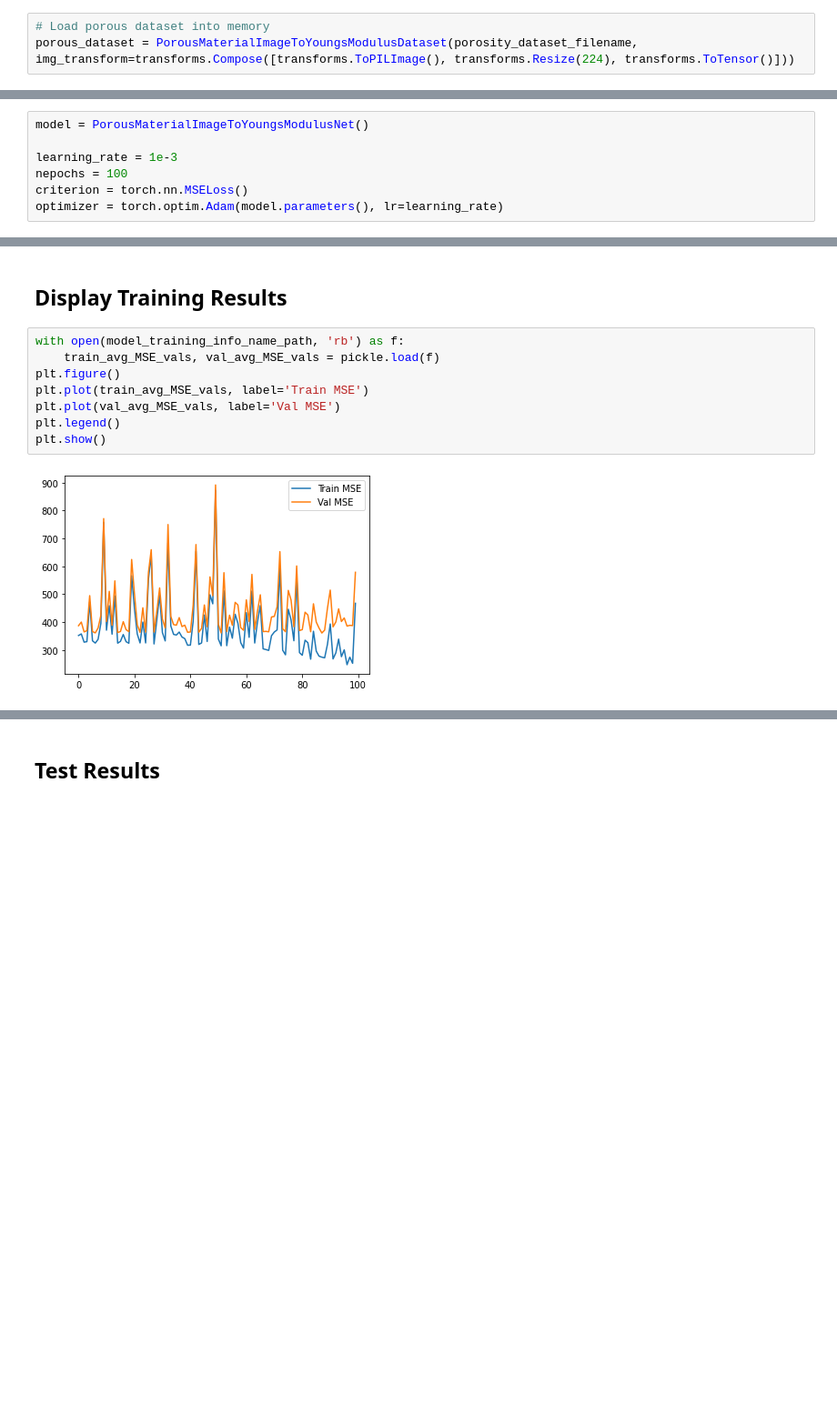
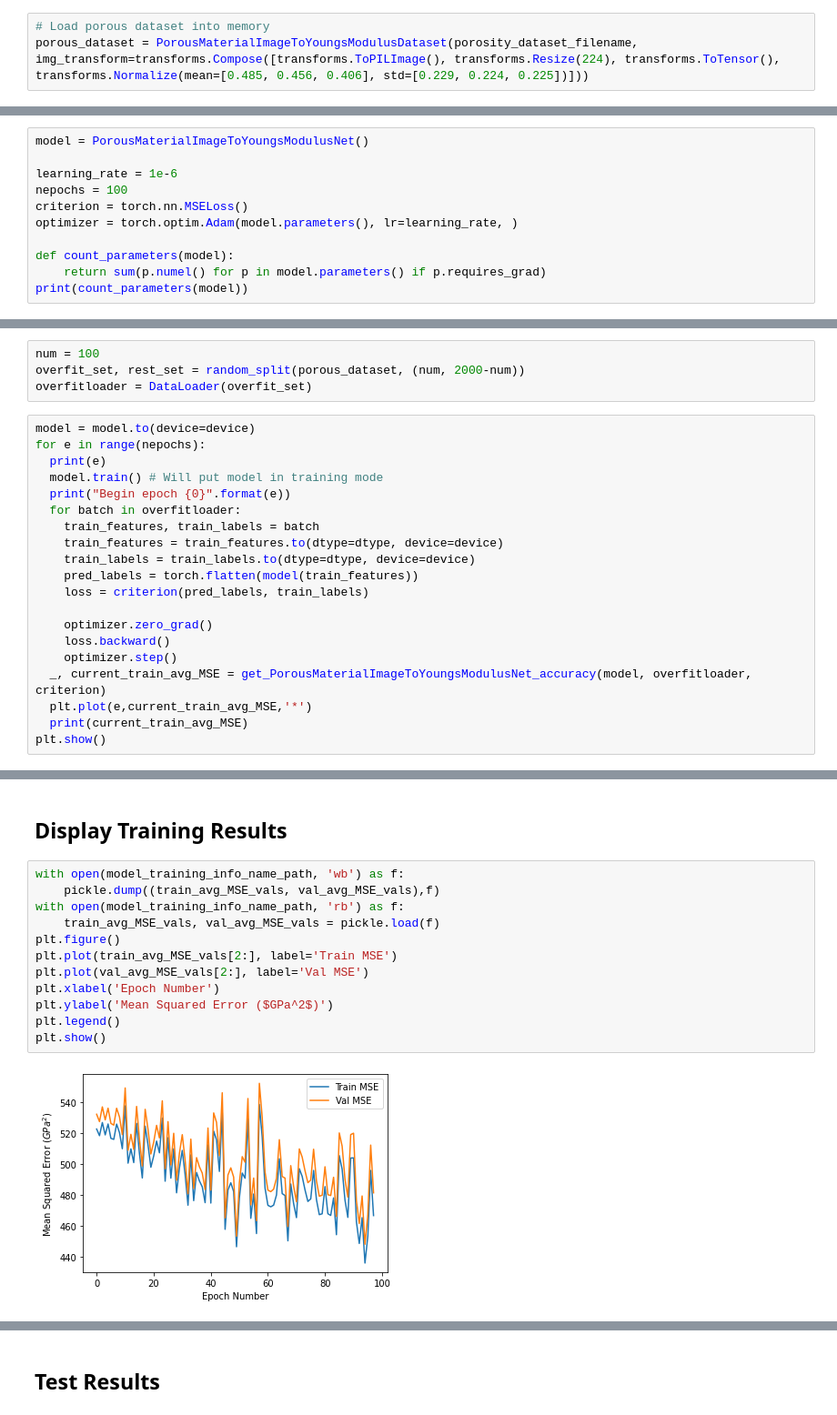
Before and after one commit to dalbyryan3/cs-6955-deep-learning-final-project, a Jupyter notebook: PorousMaterialImageToYoungsModulusNet.ipynb, the cells around one changed output, grey strips where cells are left out. Shown at 91% size. Cells and saved outputs as stored; diff of their text form; blank space fills up the shorter version.

```diff
--- a/PorousMaterialImageToYoungsModulusNet.ipynb
+++ b/PorousMaterialImageToYoungsModulusNet.ipynb
@@ -164,7 +164,7 @@ class PorousMaterialImageToYoungsModulusDataset(Dataset):
         return image, label
 # %%
 # Load porous dataset into memory
-porous_dataset = PorousMaterialImageToYoungsModulusDataset(porosity_dataset_filename, img_transform=transforms.Compose([transforms.ToPILImage(), transforms.Resize(224), transforms.ToTensor()]))
+porous_dataset = PorousMaterialImageToYoungsModulusDataset(porosity_dataset_filename, img_transform=transforms.Compose([transforms.ToPILImage(), transforms.Resize(224), transforms.ToTensor(), transforms.Normalize(mean=[0.485, 0.456, 0.406], std=[0.229, 0.224, 0.225])]))
 # %%
 # Split into train and test
 test_prop = 0.2
@@ -255,7 +280,11 @@ def get_PorousMaterialImageToYoungsModulusNet_accuracy(model, evaluation_dataloa
 # %%
 model = PorousMaterialImageToYoungsModulusNet()
 
-learning_rate = 1e-3
+learning_rate = 1e-6
 nepochs = 100
 criterion = torch.nn.MSELoss()
-optimizer = torch.optim.Adam(model.parameters(), lr=learning_rate)
+optimizer = torch.optim.Adam(model.parameters(), lr=learning_rate, )
+
+def count_parameters(model):
+    return sum(p.numel() for p in model.parameters() if p.requires_grad)
+print(count_parameters(model))
@@ -261,0 +293,24 @@ optimizer = torch.optim.Adam(model.parameters(), lr=learning_rate)
+# %%
+num = 100
+overfit_set, rest_set = random_split(porous_dataset, (num, 2000-num))
+overfitloader = DataLoader(overfit_set)
+# %%
+model = model.to(device=device)
+for e in range(nepochs):
+  print(e)
+  model.train() # Will put model in training mode
+  print("Begin epoch {0}".format(e))
+  for batch in overfitloader:
+    train_features, train_labels = batch
+    train_features = train_features.to(dtype=dtype, device=device)
+    train_labels = train_labels.to(dtype=dtype, device=device)
+    pred_labels = torch.flatten(model(train_features))
+    loss = criterion(pred_labels, train_labels)
+
+    optimizer.zero_grad()
+    loss.backward()
+    optimizer.step()
+  _, current_train_avg_MSE = get_PorousMaterialImageToYoungsModulusNet_accuracy(model, overfitloader, criterion)
+  plt.plot(e,current_train_avg_MSE,'*')
+  print(current_train_avg_MSE)
+plt.show()
@@ -320,15 +396,19 @@ Epoch 99: train avg MSE=467.1359298706055, val avg MSE=578.3210547704512
 # %% [markdown]
 ## Display Training Results
 # %%
+with open(model_training_info_name_path, 'wb') as f:
+    pickle.dump((train_avg_MSE_vals, val_avg_MSE_vals),f)
 with open(model_training_info_name_path, 'rb') as f:
     train_avg_MSE_vals, val_avg_MSE_vals = pickle.load(f)
 plt.figure()
-plt.plot(train_avg_MSE_vals, label='Train MSE')
-plt.plot(val_avg_MSE_vals, label='Val MSE')
+plt.plot(train_avg_MSE_vals[2:], label='Train MSE')
+plt.plot(val_avg_MSE_vals[2:], label='Val MSE')
+plt.xlabel('Epoch Number')
+plt.ylabel('Mean Squared Error ($GPa^2$)')
 plt.legend()
 plt.show()
 # %% [output]
-[figure, old version]
+[figure, new version]
 # %%
 best_model = PorousMaterialImageToYoungsModulusNet()
 best_optimizer = torch.optim.Adam(model.parameters(), lr=learning_rate)
```
Also changed, not shown: parts of 14 cells of this notebook, 1 other file.
